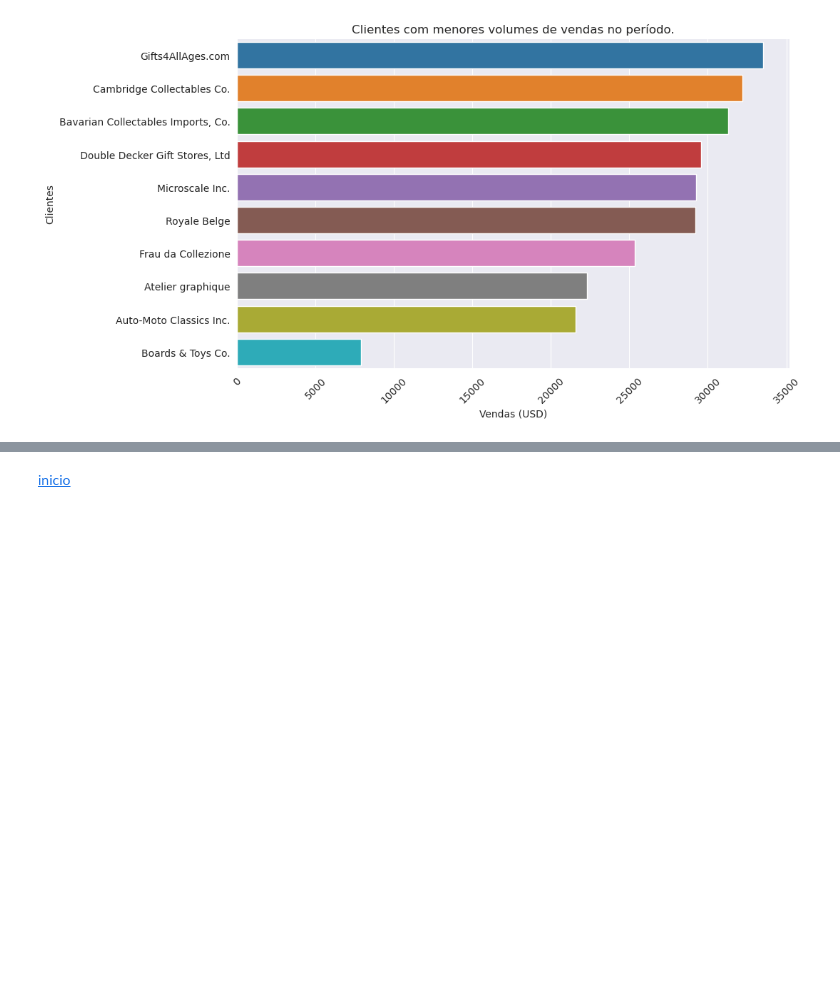
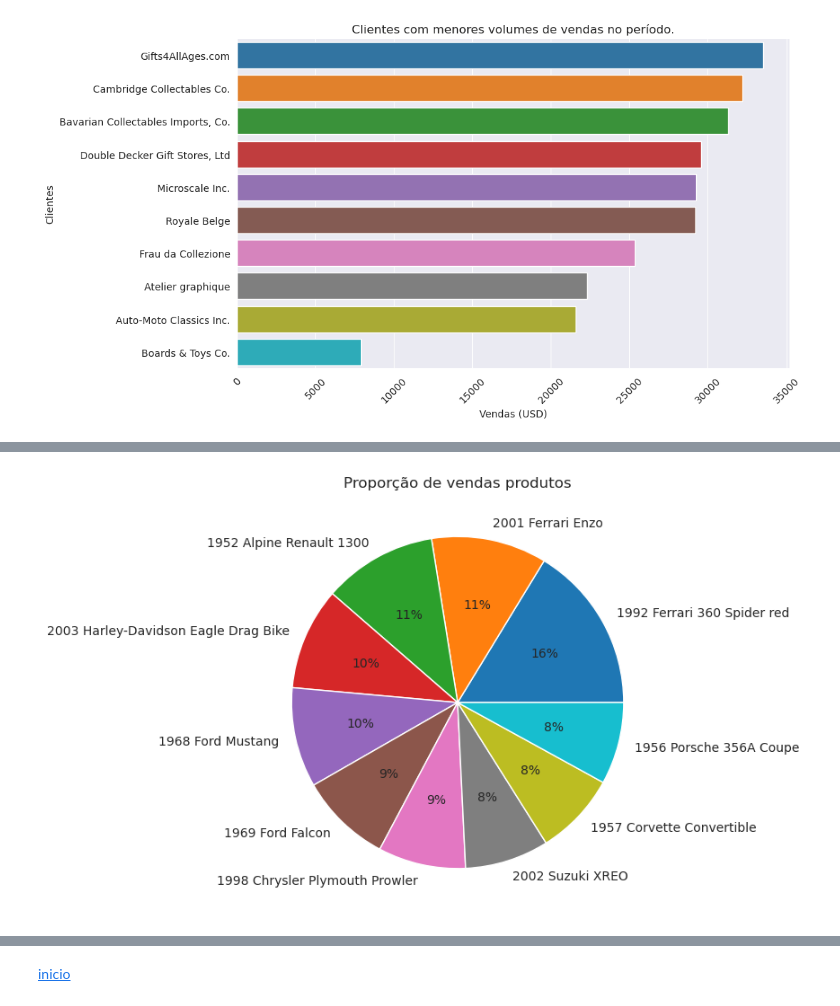
Before and after one commit to pveinberg/Curso_DataScience_Minsait, a Jupyter notebook: Notebooks/Aula01/Pandas_Sql_v02.ipynb, the cells around one changed output, grey strips where cells are left out. Cells and saved outputs as stored; diff of their text form; code cells hidden in the pictures; blank space fills up the shorter version.

```diff
--- a/Notebooks/Aula01/Pandas_Sql_v02.ipynb
+++ b/Notebooks/Aula01/Pandas_Sql_v02.ipynb
@@ -267,0 +311,17 @@ build_barplot_chart(tail10, 'Clientes com menores volumes de vendas no período.
+# %%
+# Produtos por volume de vendas (USD)
+produtos_usd = categorias.groupby('productName')['totalLine'] \
+    .agg(['sum', 'mean']) \
+    .reset_index() \
+    .sort_values('sum', ascending=False)
+
+prod_head10 = produtos_usd.head(10)
+# %%
+plt.figure(figsize=FIGSIZE_DEFAULT)
+plt.pie(x=prod_head10['sum'], \
+        labels=prod_head10['productName'], \
+        autopct='%.0f%%')
+plt.title('Proporção de vendas produtos')
+plt.show()
+# %% [output]
+[figure, added]
```
Also changed, not shown: parts of 12 cells of this notebook, 1 other file.
